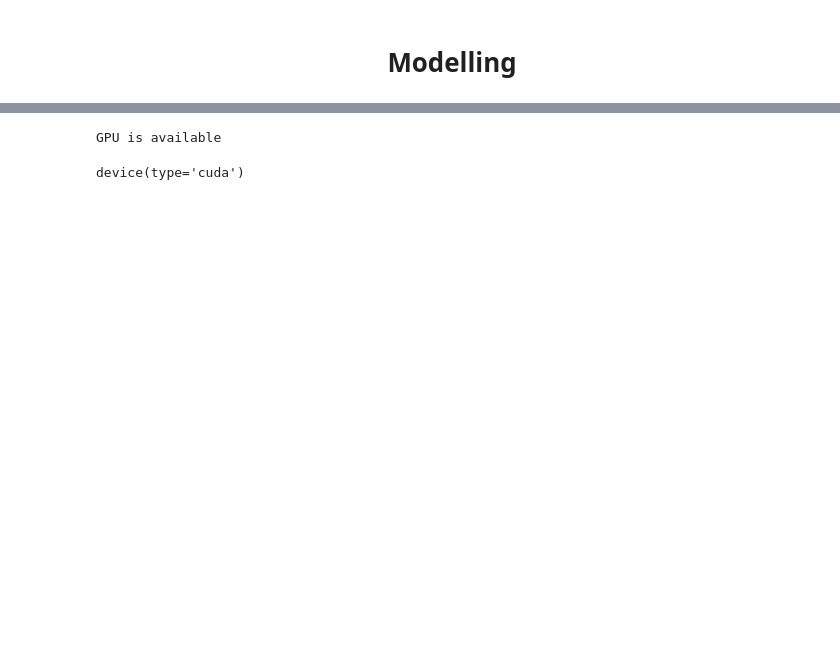
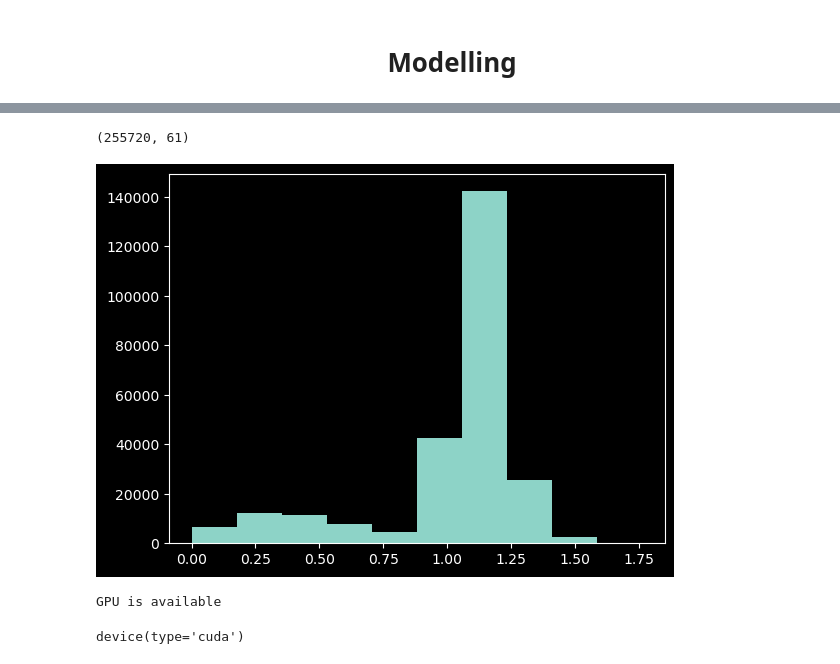
Before and after one commit to Jewdah18/Loan-Default-Risk, a Jupyter notebook: notebooks/Modelling.ipynb, the cells around one changed output, grey strips where cells are left out. Saved outputs shown, nothing was run; the diff lists cells and outputs as text; code cells hidden in the pictures; blank space fills up the shorter version.

```diff
--- a/notebooks/Modelling.ipynb
+++ b/notebooks/Modelling.ipynb
@@ -8,7 +8,7 @@ os.environ['CUDA_LAUNCH_BLOCKING'] = '1'
 
 import numpy as np
 import pandas as pd
-#import matplotlib.pyplot as plt
+import matplotlib.pyplot as plt
 
 import torch
 import torch.nn as nn
@@ -25,7 +25,7 @@ from sklearn.model_selection import GridSearchCV
 
 from tqdm import tqdm
 
-## plt.style.use('dark_background')
+plt.style.use('dark_background')
 # %%
 # Show all the columns in the .head() method
 pd.set_option('display.max_columns', None)
@@ -42,0 +71,4 @@ data = pd.read_csv('./data/processed/train.csv')
+# %%
+X.shape
+# %% [output]
+(255720, 61)
@@ -43,3 +77,7 @@ data = pd.read_csv('./data/processed/train.csv')
+# %%
+plt.hist(data = data, x = 'frac');
+# %% [output]
+[figure, added]
 # %%
 # Check if GPU is available
 if torch.cuda.is_available():
```
Also changed, not shown: parts of 12 cells of this notebook.
